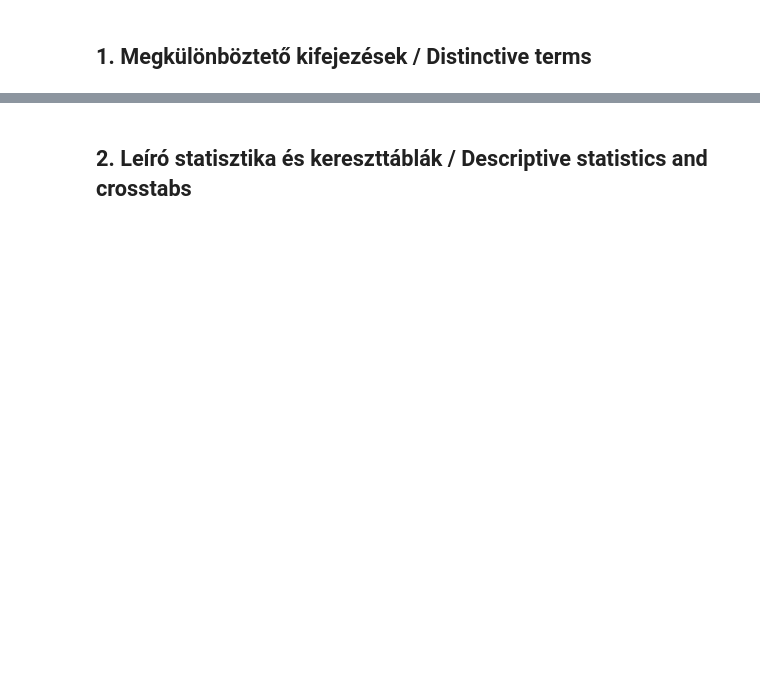
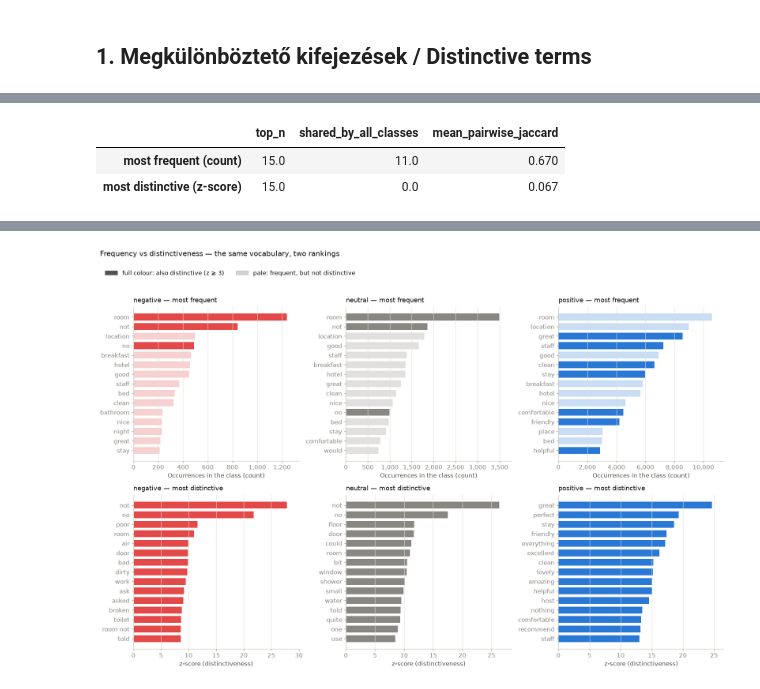
Before and after one commit to sesztaklorant/thesis, a Jupyter notebook: notebooks/04_text_analysis_classical.ipynb, the cells around one changed output, grey strips where cells are left out. Cells and saved outputs as stored; diff of their text form; code cells hidden in the pictures; blank space fills up the shorter version.

Commit message:
4th notebook perfect run with 20.000 data

```diff
--- a/notebooks/04_text_analysis_classical.ipynb
+++ b/notebooks/04_text_analysis_classical.ipynb
@@ -58,10 +74,12 @@ ta.plot_distinctive_terms(multi, save_as="04_distinctive_multiword"); plt.show()
 # %%
-neg_bi = ta.negation_bigrams(data["text_clean"], data[LABEL_COL], min_count=20)
-display(neg_bi); ev.save_table(neg_bi, "04_negation_bigrams")
-
-neg_effect = ta.compare_with_without_negation(data["text_clean"], data[LABEL_COL])
-display(neg_effect); ev.save_table(neg_effect, "04_negation_effect")
-ta.plot_negation_effect(neg_effect, save_as="04_negation_effect"); plt.show()
-
-ngram_cmp = ta.ngram_level_comparison(data["text_clean"], data[LABEL_COL], min_count=30)
-display(ngram_cmp); ev.save_table(ngram_cmp, "04_ngram_levels")
+# HU: Gyakoriság vs. megkülönböztető erő — ugyanazon a szókincsen. A naiv gyakorisági lista
+#     osztályonként szinte azonos; a z-pontszám mutatja meg, MI különbözteti meg az osztályokat.
+# EN: Frequency vs distinctiveness — on the same vocabulary. The naive frequency list is nearly
+#     identical across classes; the z-score shows WHAT distinguishes the classes.
+freq_terms = ta.top_frequent_terms(data["text_clean"], data[LABEL_COL], ngram_range=(1, 2), top_n=15, min_count=30)
+ev.save_table(freq_terms, "04_frequent_terms")
+overlap = ta.top_list_overlap(freq_terms, dist_terms, top_n=15)
+display(overlap); ev.save_table(overlap, "04_frequent_vs_distinctive_overlap")
+ta.plot_frequency_vs_distinctive(freq_terms, dist_terms, top_n=15, save_as="04_frequent_vs_distinctive")
+plt.show()
+# %% [output]
@@ -67,0 +87,3 @@ display(ngram_cmp); ev.save_table(ngram_cmp, "04_ngram_levels")
+|  | top_n | shared_by_all_classes | mean_pairwise_jaccard |
+| most frequent (count) | 15.0 | 11.0 | 0.670 |
+| most distinctive (z-score) | 15.0 | 0.0 | 0.067 |
@@ -68,2 +92 @@ display(ngram_cmp); ev.save_table(ngram_cmp, "04_ngram_levels")
+[figure, added]
-# %% [markdown]
-## 2. Leíró statisztika és kereszttáblák / Descriptive statistics and crosstabs
```
Also changed, not shown: parts of 23 cells of this notebook, 11 other files.
